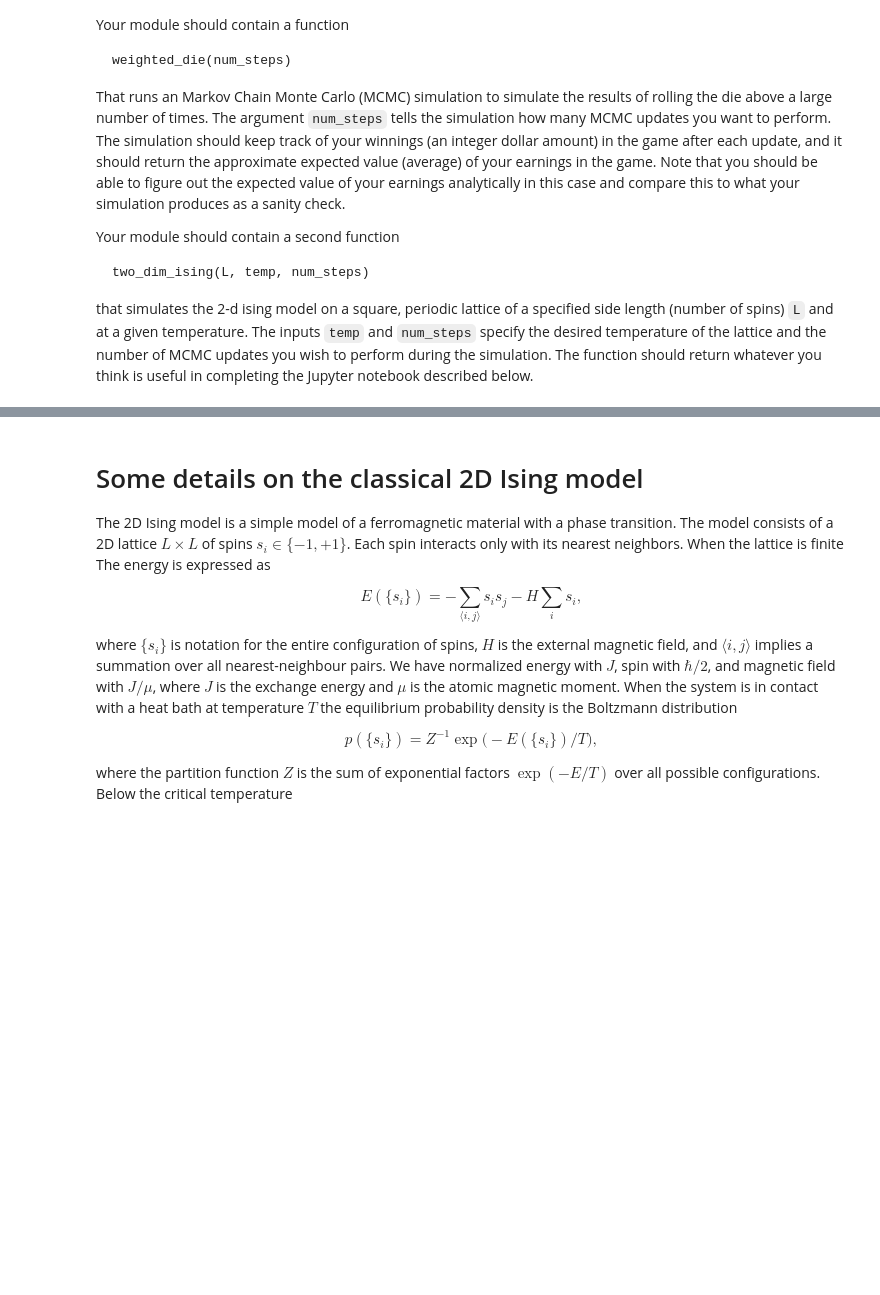
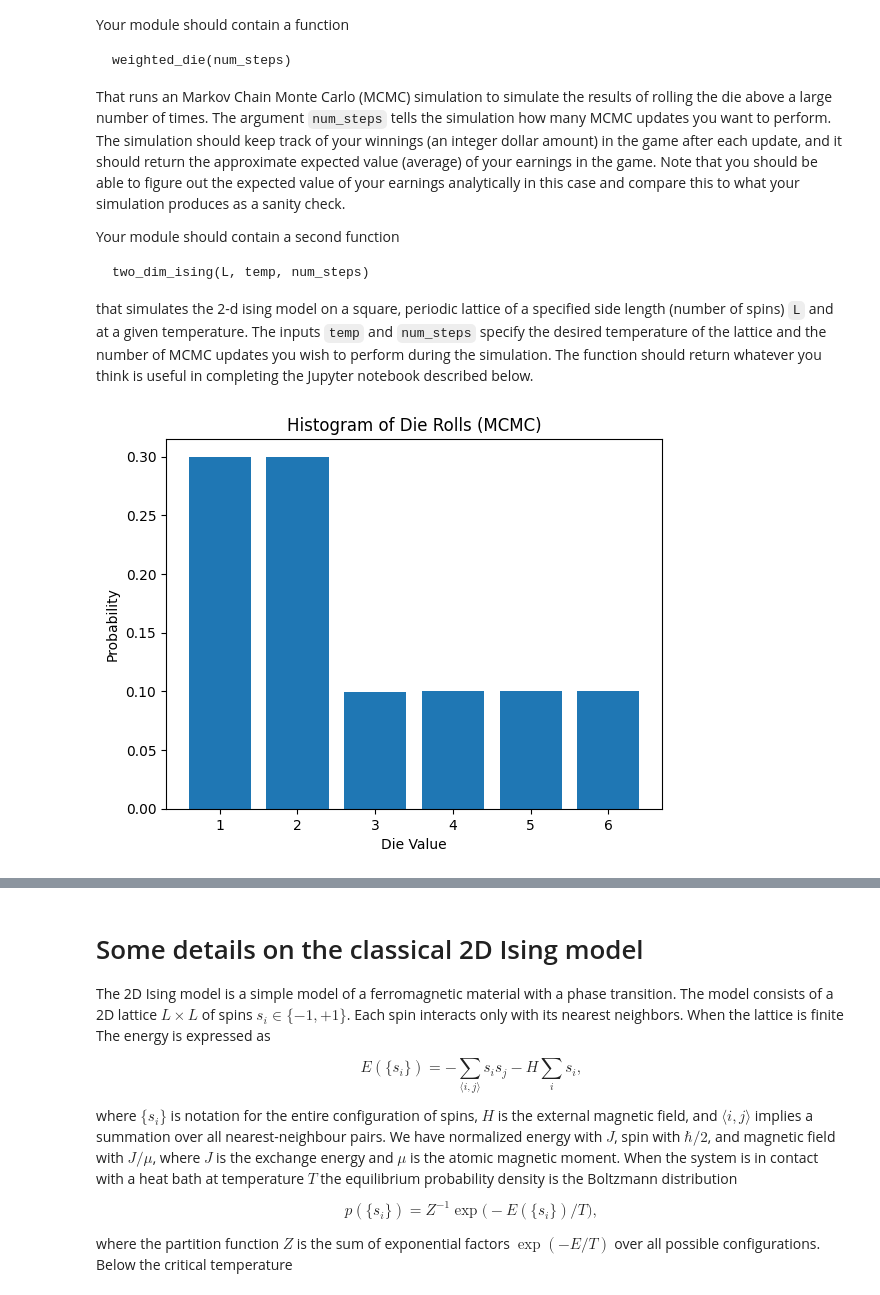
Before and after one commit to liuqiyucn/170N, a Jupyter notebook: project3/proj_3_instructions.ipynb, the cells around one changed output, grey strips where cells are left out. Drawn from its saved outputs; the diff is of its cells as text; code cells hidden in the pictures; blank space fills up the shorter version.

```diff
--- a/project3/proj_3_instructions.ipynb
+++ b/project3/proj_3_instructions.ipynb
@@ -22,0 +76,11 @@ that simulates the 2-d ising model on a square, periodic lattice of a specified
+# %%
+# Set bins to explicitly represent each die value from 1 to 6
+bins = [0.5, 1.5, 2.5, 3.5, 4.5, 5.5, 6.5]  # Setting bins between the integers
+plt.hist(result_mcmc, bins=bins, density=True, rwidth=0.8)
+plt.xticks(range(1, 7))
+plt.xlabel('Die Value')
+plt.ylabel('Probability')
+plt.title('Histogram of Die Rolls (MCMC)')
+plt.show()
+# %% [output]
+[figure, added]
```
Also changed, not shown: parts of 2 cells of this notebook, 2 other files.
